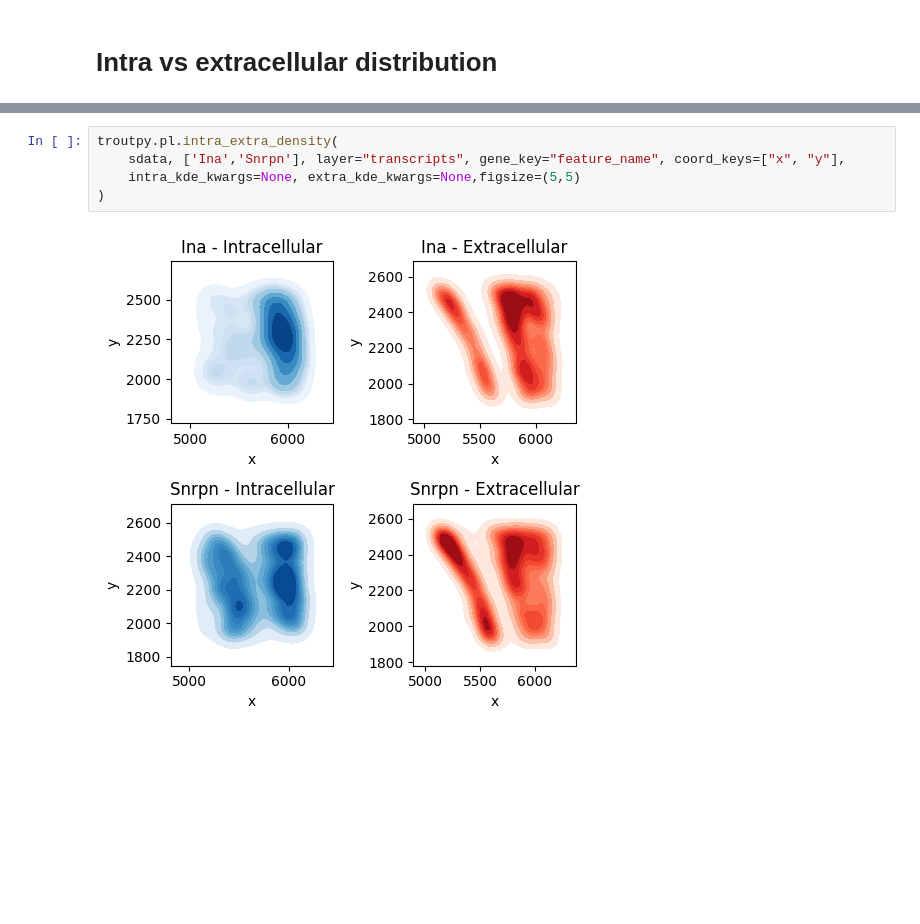
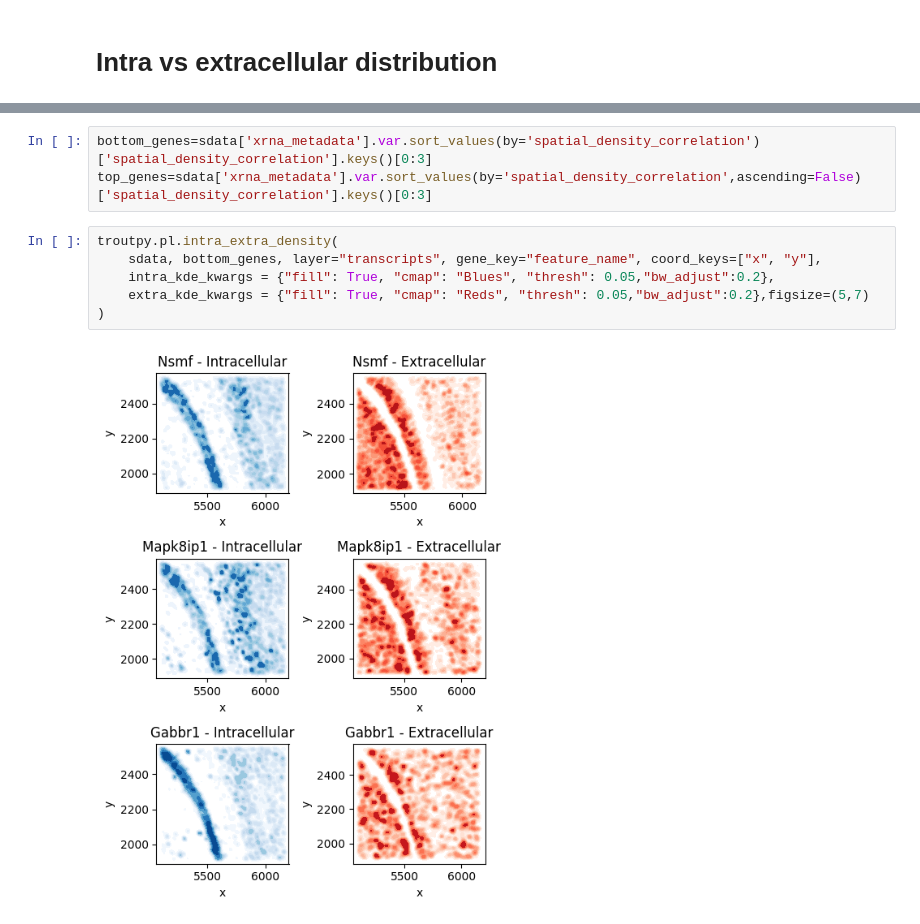
Before and after one commit to theislab/troutpy, a Jupyter notebook: notebooks/spatialdata_tutorials/4_quantify_exRNA.ipynb, the cells around one changed output, grey strips where cells are left out. Cells and saved outputs as stored; diff of their text form; blank space fills up the shorter version.

```diff
--- a/notebooks/spatialdata_tutorials/4_quantify_exRNA.ipynb
+++ b/notebooks/spatialdata_tutorials/4_quantify_exRNA.ipynb
@@ -166,7 +211,11 @@ troutpy.tl.compare_intra_extra_distribution(sdata,copy=False)
+# %%
+bottom_genes=sdata['xrna_metadata'].var.sort_values(by='spatial_density_correlation')['spatial_density_correlation'].keys()[0:3]
+top_genes=sdata['xrna_metadata'].var.sort_values(by='spatial_density_correlation',ascending=False)['spatial_density_correlation'].keys()[0:3]
 # %%
 troutpy.pl.intra_extra_density(
-    sdata, ['Ina','Snrpn'], layer="transcripts", gene_key="feature_name", coord_keys=["x", "y"],
-    intra_kde_kwargs=None, extra_kde_kwargs=None,figsize=(5,5)
+    sdata, bottom_genes, layer="transcripts", gene_key="feature_name", coord_keys=["x", "y"],
+    intra_kde_kwargs = {"fill": True, "cmap": "Blues", "thresh": 0.05,"bw_adjust":0.2},
+    extra_kde_kwargs = {"fill": True, "cmap": "Reds", "thresh": 0.05,"bw_adjust":0.2},figsize=(5,7)
 )
 # %% [output]
-[figure, old version]
+[figure, new version]
```
Also changed, not shown: parts of 26 cells of this notebook, 24 other files.
